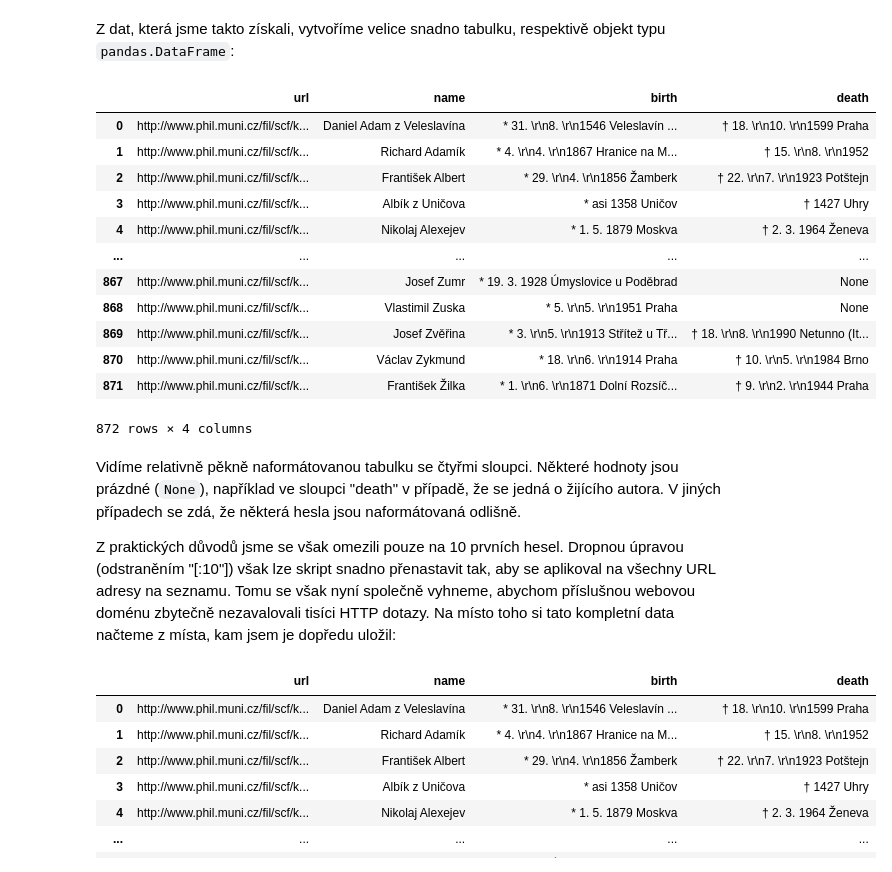
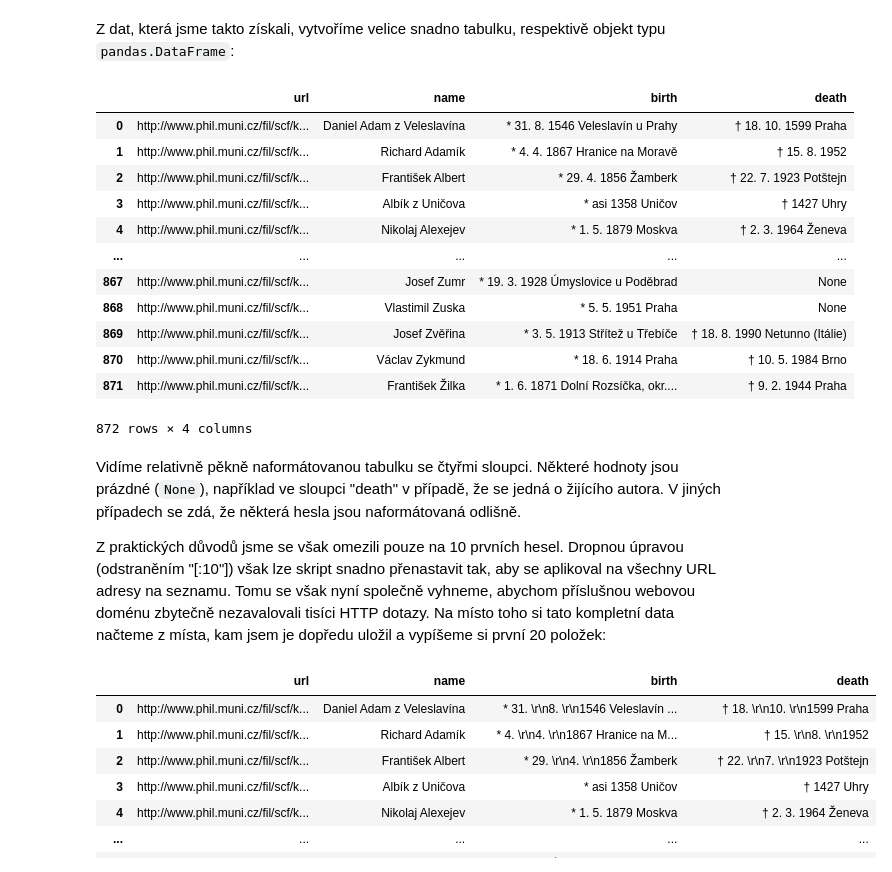
Before and after one commit to CCS-ZCU/pribehy-dat, a Jupyter notebook: scripts/4_ziskani-dat_api.ipynb, the cells around one changed output. Cells and saved outputs as stored; diff of their text form; code cells hidden in the pictures.

Commit message:
práce na regex cvičení

```diff
--- a/scripts/4_ziskani-dat_api.ipynb
+++ b/scripts/4_ziskani-dat_api.ipynb
@@ -156,7 +156,7 @@ Nyní vytvoříme cyklus FOR, v rámci kterého získáme zdrojový kód HTML st
 # %%
 failed = []
 slovnik_data = []
-for url in filtered_hrefs[:]:
+for url in filtered_hrefs[:10]:
     try:
         resp = requests.get(url)
         resp.encoding = 'windows-1250'
@@ -178,22 +178,23 @@ for url in filtered_hrefs[:]:
 Z dat, která jsme takto získali, vytvoříme velice snadno tabulku, respektivě objekt typu `pandas.DataFrame`:
 # %%
 slovnik_df = pd.DataFrame(slovnik_data) # vytvoříme dataframe
+slovnik_df = slovnik_df.replace(to_replace=r'\r\n', value='', regex=True) # drobné čičtění
 slovnik_df # dataframe si vypíšeme
 # %% [output]
 |  | url | name | birth | death |
-| 0 | http://www.phil.muni.cz/fil/scf/k... | Daniel Adam z Veleslavína | * 31. \r\n8. \r\n1546 Veleslavín ... | † 18. \r\n10. \r\n1599 Praha |
-| 1 | http://www.phil.muni.cz/fil/scf/k... | Richard Adamík | * 4. \r\n4. \r\n1867 Hranice na M... | † 15. \r\n8. \r\n1952 |
-| 2 | http://www.phil.muni.cz/fil/scf/k... | František Albert | * 29. \r\n4. \r\n1856 Žamberk | † 22. \r\n7. \r\n1923 Potštejn |
+| 0 | http://www.phil.muni.cz/fil/scf/k... | Daniel Adam z Veleslavína | * 31. 8. 1546 Veleslavín u Prahy | † 18. 10. 1599 Praha |
+| 1 | http://www.phil.muni.cz/fil/scf/k... | Richard Adamík | * 4. 4. 1867 Hranice na Moravě | † 15. 8. 1952 |
+| 2 | http://www.phil.muni.cz/fil/scf/k... | František Albert | * 29. 4. 1856 Žamberk | † 22. 7. 1923 Potštejn |
 | 3 | http://www.phil.muni.cz/fil/scf/k... | Albík z Uničova | * asi 1358 Uničov | † 1427 Uhry |
 | 4 | http://www.phil.muni.cz/fil/scf/k... | Nikolaj Alexejev | * 1. 5. 1879 Moskva | † 2. 3. 1964 Ženeva |
 | ... | ... | ... | ... | ... |
 | 867 | http://www.phil.muni.cz/fil/scf/k... | Josef Zumr | * 19. 3. 1928 Úmyslovice u Poděbrad | None |
-| 868 | http://www.phil.muni.cz/fil/scf/k... | Vlastimil Zuska | * 5. \r\n5. \r\n1951 Praha | None |
-| 869 | http://www.phil.muni.cz/fil/scf/k... | Josef Zvěřina | * 3. \r\n5. \r\n1913 Střítež u Tř... | † 18. \r\n8. \r\n1990 Netunno (It... |
-| 870 | http://www.phil.muni.cz/fil/scf/k... | Václav Zykmund | * 18. \r\n6. \r\n1914 Praha | † 10. \r\n5. \r\n1984 Brno |
-| 871 | http://www.phil.muni.cz/fil/scf/k... | František Žilka | * 1. \r\n6. \r\n1871 Dolní Rozsíč... | † 9. \r\n2. \r\n1944 Praha |
+| 868 | http://www.phil.muni.cz/fil/scf/k... | Vlastimil Zuska | * 5. 5. 1951 Praha | None |
+| 869 | http://www.phil.muni.cz/fil/scf/k... | Josef Zvěřina | * 3. 5. 1913 Střítež u Třebíče | † 18. 8. 1990 Netunno (Itálie) |
+| 870 | http://www.phil.muni.cz/fil/scf/k... | Václav Zykmund | * 18. 6. 1914 Praha | † 10. 5. 1984 Brno |
+| 871 | http://www.phil.muni.cz/fil/scf/k... | František Žilka | * 1. 6. 1871 Dolní Rozsíčka, okr.... | † 9. 2. 1944 Praha |
 872 rows × 4 columns
 # %% [markdown]
 Vidíme relativně pěkně naformátovanou tabulku se čtyřmi sloupci. Některé hodnoty jsou prázdné (`None`), například ve sloupci "death" v případě, že se jedná o žijícího autora. V jiných případech se zdá, že některá hesla jsou naformátovaná odlišně.
 
- Z praktických důvodů jsme se však omezili pouze na 10 prvních hesel. Dropnou úpravou (odstraněním "[:10"]) však lze skript snadno přenastavit tak, aby se aplikoval na všechny URL adresy na seznamu. Tomu se však nyní společně vyhneme, abychom příslušnou webovou doménu zbytečně nezavalovali tisíci HTTP dotazy. Na místo toho si tato kompletní data načteme z místa, kam jsem je dopředu uložil:
+ Z praktických důvodů jsme se však omezili pouze na 10 prvních hesel. Dropnou úpravou (odstraněním "[:10"]) však lze skript snadno přenastavit tak, aby se aplikoval na všechny URL adresy na seznamu. Tomu se však nyní společně vyhneme, abychom příslušnou webovou doménu zbytečně nezavalovali tisíci HTTP dotazy. Na místo toho si tato kompletní data načteme z místa, kam jsem je dopředu uložil a vypíšeme si první 20 položek:
```
Also changed, not shown: parts of 5 cells of this notebook, 1 other file.
